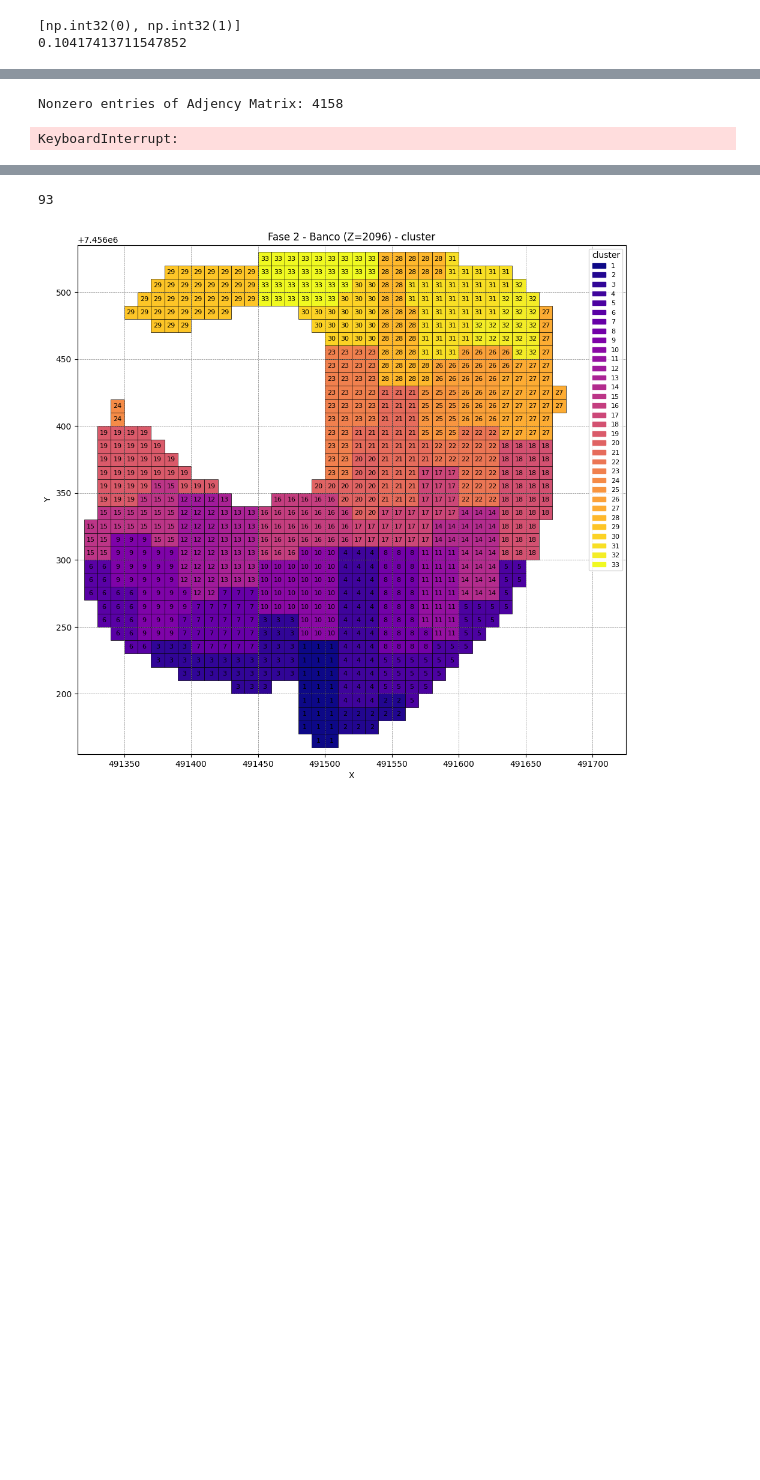
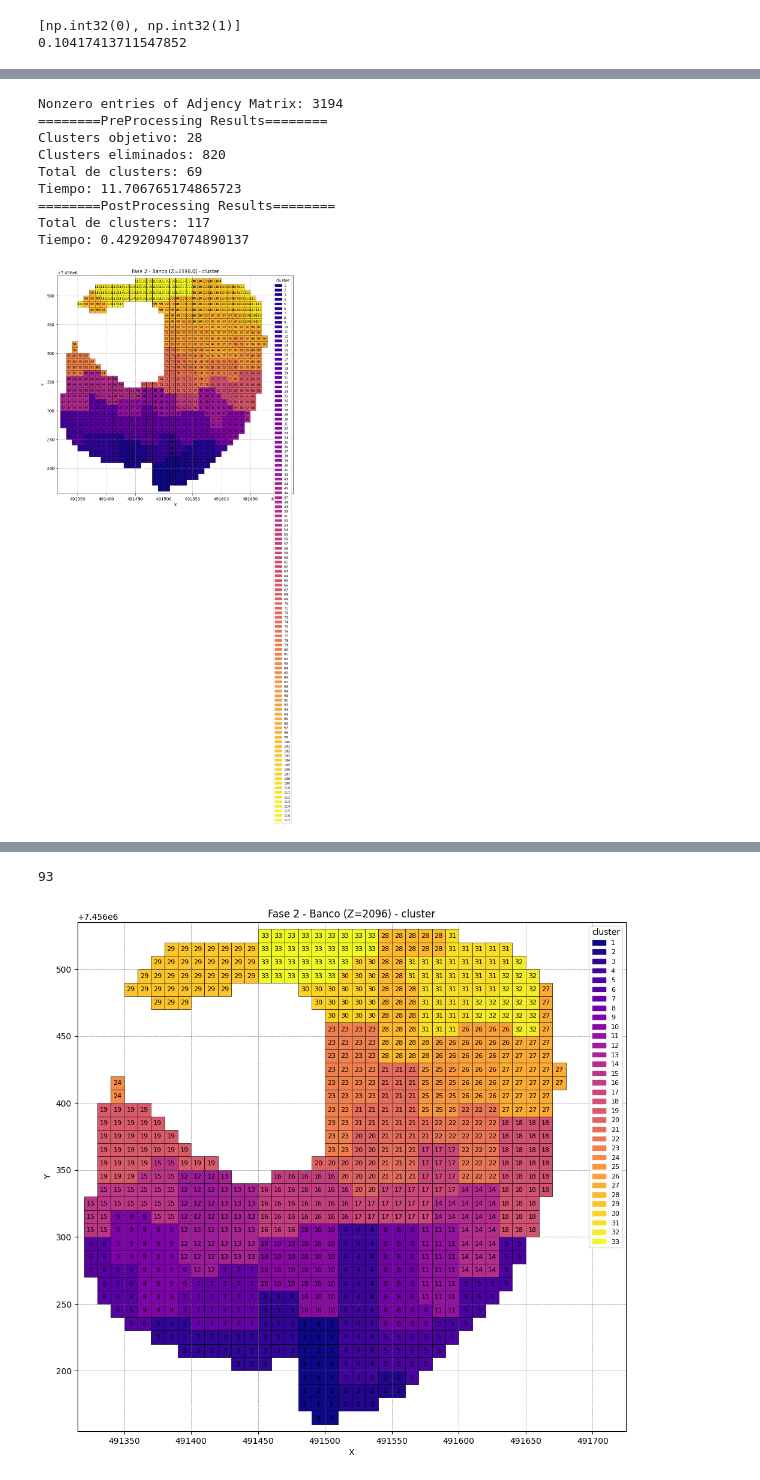
Before and after one commit to Felipe-Asbun-Torres/Laboratorio-2, a Jupyter notebook: ClusteringTabesh2013.ipynb, the cells around one changed output, grey strips where cells are left out. Drawn from its saved outputs; the diff is of its cells as text; code cells hidden in the pictures; blank space fills up the shorter version.

```diff
--- a/ClusteringTabesh2013.ipynb
+++ b/ClusteringTabesh2013.ipynb
@@ -974,15 +994,23 @@ KeyboardInterrupt:
 # %%
 x_min = np.min(fase_banco['x'].values)-10
 y_min = np.min(fase_banco['y'].values)-10
 x_max = np.max(fase_banco['x'].values)+10
 y_max = np.max(fase_banco['y'].values)+10
 
-fb_solo_tabesh = Clustering(fase_banco, Tabesh=True, PostProcessing=False, directional_mining=True, P_inicio=(x_min, y_min), P_final=(x_max, y_max))[0]
+fb_solo_tabesh = Clustering(fase_banco, Tabesh=True, PostProcessing=True, directional_mining=True, P_inicio=(x_min, y_min), P_final=(x_max, y_max))[0]
 
 plot_fase_banco(fb_solo_tabesh, column_hue='cluster', xsize=15, ysize=15)
 # %% [output]
-Nonzero entries of Adjency Matrix: 4158
+Nonzero entries of Adjency Matrix: 3194
+========PreProcessing Results========
+Clusters objetivo: 28
+Clusters eliminados: 820
+Total de clusters: 69
+Tiempo: 11.706765174865723
+========PostProcessing Results========
+Total de clusters: 117
+Tiempo: 0.42920947074890137
-KeyboardInterrupt:
+[figure, added]
 # %%
 x_min = np.min(fase_banco['x'].values)-10
 y_min = np.min(fase_banco['y'].values)-10
```
Also changed, not shown: parts of 6 cells of this notebook.
